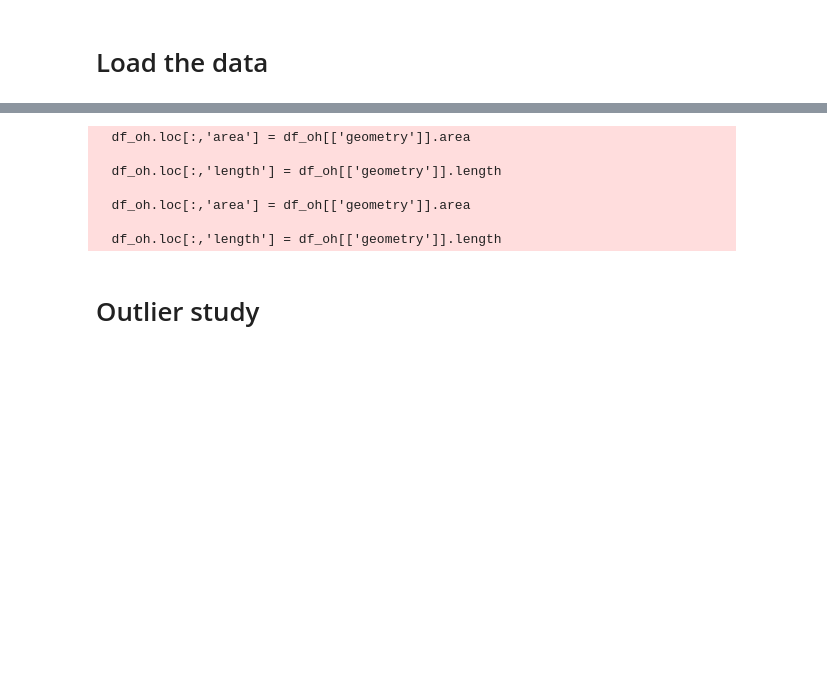
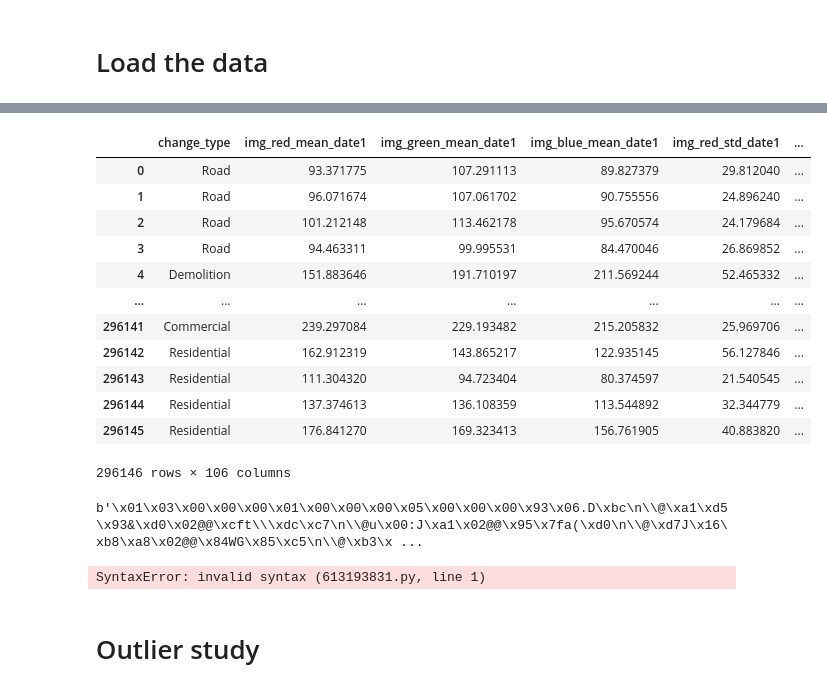
Before and after one commit to amigourou/land-changing-type-prediction, a Jupyter notebook: data_processing.ipynb, the cells around one changed output, grey strips where cells are left out. Cells and saved outputs as stored; diff of their text form; code cells hidden in the pictures; blank space fills up the shorter version.

```diff
--- a/data_processing.ipynb
+++ b/data_processing.ipynb
@@ -3,6 +3,8 @@ from datetime import datetime
 import geopandas as gpd
 import numpy as np
 import pandas as pd
+
+pd.options.display.max_columns = 200
 # %%
 change_type_map = {'Demolition': 0, 'Road': 1, 'Residential': 2, 'Commercial': 3, 'Industrial': 4,
        'Mega Projects': 5}
@@ -59,26 +176,44 @@ def Format_data(df : gpd.GeoDataFrame) -> pd.DataFrame :
     'change_status_date4'])
 
     #convert the geometry in intersting features
-    df_oh.loc[:,'area'] = df_oh[['geometry']].area
-    df_oh.loc[:,'length'] = df_oh[['geometry']].length
+    df_oh.loc[:,'area'] = df_oh[['geometry_area']]
+    df_oh.loc[:,'length'] = df_oh[['geometry_length']]
 
-    df_oh = df_oh.drop(['N', 'A', 'geometry', 'index'], axis = 1)
+    df_oh = df_oh.drop(['N', 'A', 'index'], axis = 1)
 
+    bool_cols = [c for c in df_oh if df_oh.dtypes[c] == "bool"]
+    df_oh[bool_cols] = df_oh[bool_cols].astype(int)
     return df_oh
 # %%
 def Normalize(df_oh, columns) :
     df_oh.loc[:,columns] = (df_oh.loc[:,columns] - df_oh.loc[:,columns].mean())/(df_oh.loc[:,columns].std())
     return df_oh
 # %%
-train_df_oh, test_df_oh = Format_data(train_df), Format_data(test_df)
+train_df_oh, test_df_oh = Format_data(train_df.copy()), Format_data(test_df.copy())
-# %% [output]
-  df_oh.loc[:,'area'] = df_oh[['geometry']].area
-
-  df_oh.loc[:,'length'] = df_oh[['geometry']].length
-
-  df_oh.loc[:,'area'] = df_oh[['geometry']].area
-
-  df_oh.loc[:,'length'] = df_oh[['geometry']].length
+# %%
+train_df_oh
+# %% [output]
+|  | change_type | img_red_mean_date1 | img_green_mean_date1 | img_blue_mean_date1 | img_red_std_date1 | ... |
+| 0 | Road | 93.371775 | 107.291113 | 89.827379 | 29.812040 | ... |
+| 1 | Road | 96.071674 | 107.061702 | 90.755556 | 24.896240 | ... |
+| 2 | Road | 101.212148 | 113.462178 | 95.670574 | 24.179684 | ... |
+| 3 | Road | 94.463311 | 99.995531 | 84.470046 | 26.869852 | ... |
+| 4 | Demolition | 151.883646 | 191.710197 | 211.569244 | 52.465332 | ... |
+| ... | ... | ... | ... | ... | ... | ... |
+| 296141 | Commercial | 239.297084 | 229.193482 | 215.205832 | 25.969706 | ... |
+| 296142 | Residential | 162.912319 | 143.865217 | 122.935145 | 56.127846 | ... |
+| 296143 | Residential | 111.304320 | 94.723404 | 80.374597 | 21.540545 | ... |
+| 296144 | Residential | 137.374613 | 136.108359 | 113.544892 | 32.344779 | ... |
+| 296145 | Residential | 176.841270 | 169.323413 | 156.761905 | 40.883820 | ... |
+296146 rows × 106 columns
+# %%
+train_df["geometry"][0]
+# %% [output]
+b'\x01\x03\x00\x00\x00\x01\x00\x00\x00\x05\x00\x00\x00\x93\x06.D\xbc\n\\@\xa1\xd5\x93&\xd0\x02@@\xcft\\\xdc\xc7\n\\@u\x00:J\xa1\x02@@\x95\x7fa(\xd0\n\\@\xd7J\x16\xb8\xa8\x02@@\x84WG\x85\xc5\n\\@\xb3\x ...
+# %%
+stop run_all
+# %% [output]
+SyntaxError: invalid syntax (613193831.py, line 1)
 # %%
 def Set_dif_date_columns(df) :
     df = df.fillna(0)
```
Also changed, not shown: parts of 8 cells of this notebook.
